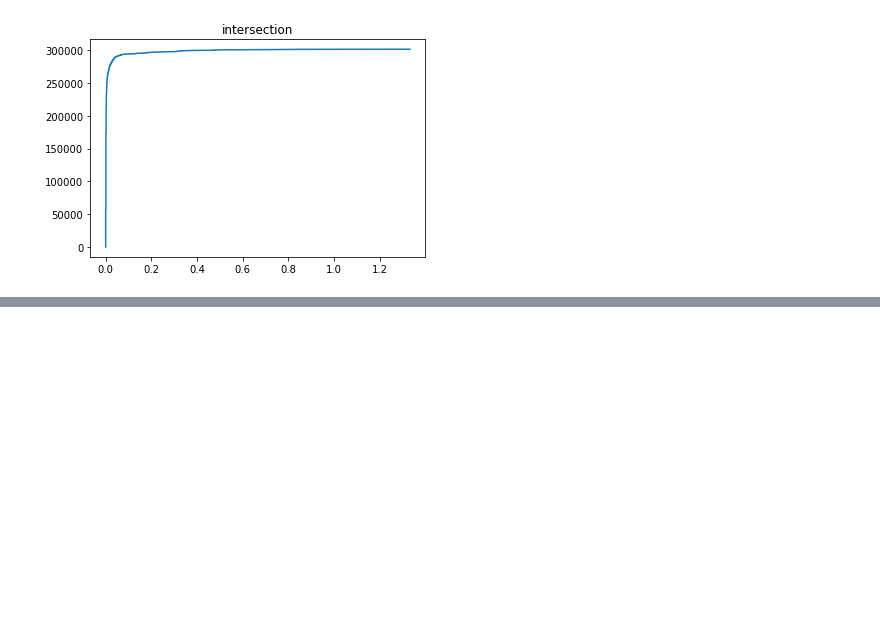
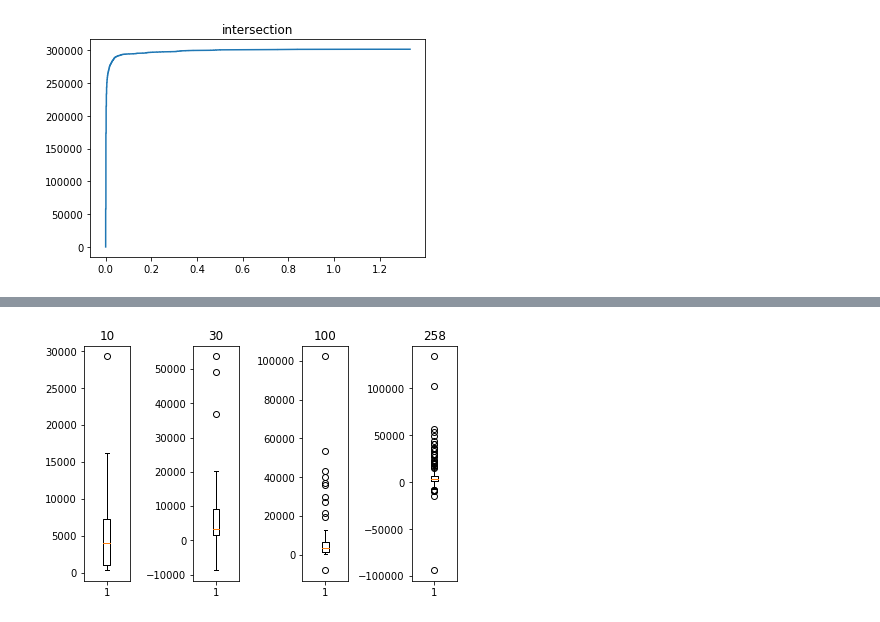
Before and after one commit to ashkboos/LightWeightCGs, a Jupyter notebook: stats.ipynb, the cells around one changed output, grey strips where cells are left out. Saved outputs shown, nothing was run; the diff lists cells and outputs as text; code cells hidden in the pictures; blank space fills up the shorter version.

```diff
--- a/stats.ipynb
+++ b/stats.ipynb
@@ -226,0 +332,3 @@ cumulative_curve(accuracy, 'intersection')
+# %%
+diff = opal['opalTime']-merged
+diff
@@ -226,0 +356,17 @@ cumulative_curve(accuracy, 'intersection')
+# %%
+fig, (ax1) = plt.subplots(nrows=1, ncols=4, sharey=False)
+ax1[0].boxplot(diff.sample(n=10))
+ax1[0].set_title('10')
+ax1[1].boxplot(diff.sample(n=30))
+ax1[1].set_title('30')
+ax1[2].boxplot(diff.sample(n=100))
+ax1[2].set_title('100')
+ax1[3].boxplot(diff.sample(n=258))
+ax1[3].set_title('258')
+fig.tight_layout(pad=1)
+
+# plt.savefig(directory+'/input.pdf')
+plt.show()
+plt.close()
+# %% [output]
+[figure, added]
```
Also changed, not shown: parts of 24 cells of this notebook, 19 other files.
